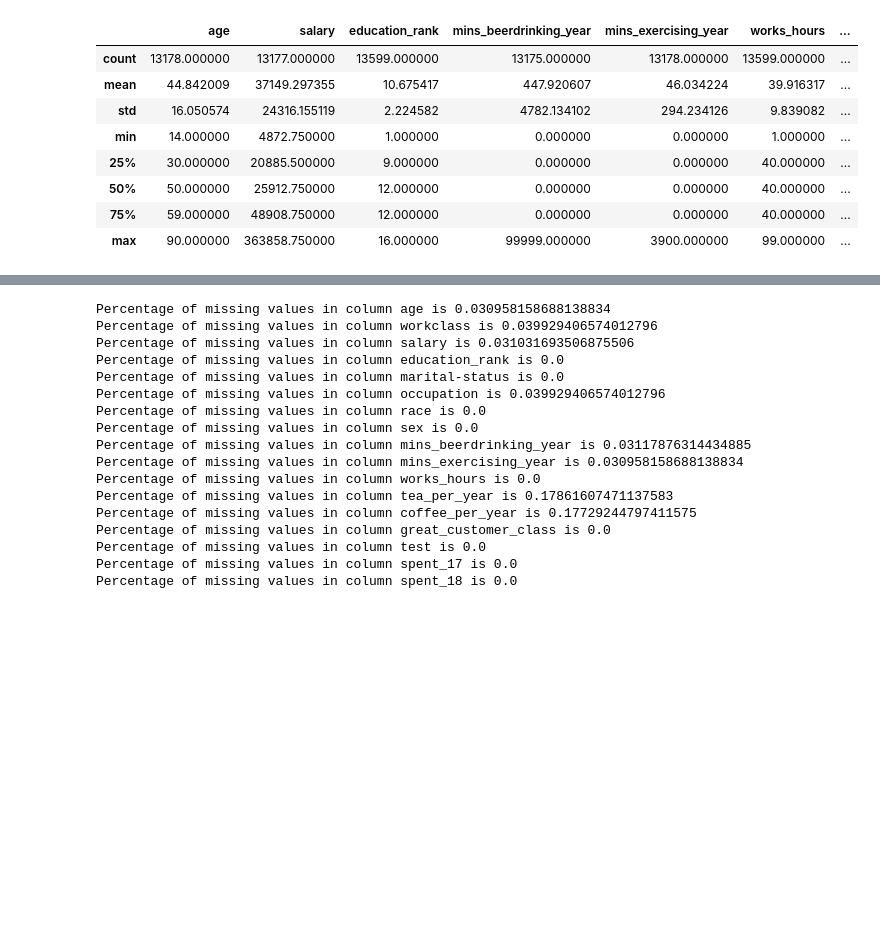
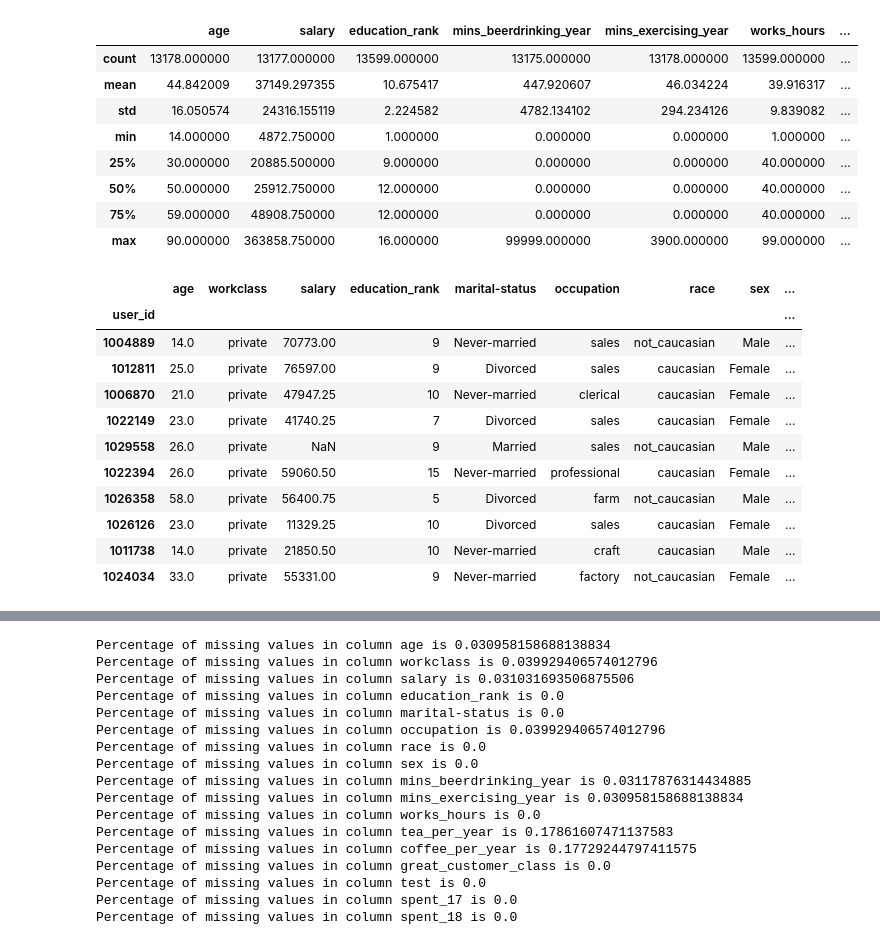
Before and after one commit to Seldakao/casual_inference, a Jupyter notebook: interview-test-final-stats-causalinference/interview-test-final/interview_test_notebook.ipynb, the cells around one changed output, grey strips where cells are left out. Cells and saved outputs as stored; diff of their text form; code cells hidden in the pictures; blank space fills up the shorter version.

```diff
--- a/interview-test-final-stats-causalinference/interview-test-final/interview_test_notebook.ipynb
+++ b/interview-test-final-stats-causalinference/interview-test-final/interview_test_notebook.ipynb
@@ -14,3 +13,5 @@ data = pd.read_csv(data_path, index_col = 0)
+# %%
+data = pd.read_csv(file_path, index_col = 0)
 # %%
 data.info()
 # %% [output]
@@ -43,3 +44,18 @@ data.describe()
 | 50% | 50.000000 | 25912.750000 | 12.000000 | 0.000000 | 0.000000 | 40.000000 | ... |
 | 75% | 59.000000 | 48908.750000 | 12.000000 | 0.000000 | 0.000000 | 40.000000 | ... |
 | max | 90.000000 | 363858.750000 | 16.000000 | 99999.000000 | 3900.000000 | 99.000000 | ... |
+# %%
+data.head(10)
+# %% [output]
+|  | age | workclass | salary | education_rank | marital-status | occupation | race | sex | ... |
+| user_id |  |  |  |  |  |  |  |  | ... |
+| 1004889 | 14.0 | private | 70773.00 | 9 | Never-married | sales | not_caucasian | Male | ... |
+| 1012811 | 25.0 | private | 76597.00 | 9 | Divorced | sales | caucasian | Female | ... |
+| 1006870 | 21.0 | private | 47947.25 | 10 | Never-married | clerical | caucasian | Female | ... |
+| 1022149 | 23.0 | private | 41740.25 | 7 | Divorced | sales | caucasian | Female | ... |
+| 1029558 | 26.0 | private | NaN | 9 | Married | sales | not_caucasian | Male | ... |
+| 1022394 | 26.0 | private | 59060.50 | 15 | Never-married | professional | caucasian | Female | ... |
+| 1026358 | 58.0 | private | 56400.75 | 5 | Divorced | farm | not_caucasian | Male | ... |
+| 1026126 | 23.0 | private | 11329.25 | 10 | Divorced | sales | caucasian | Female | ... |
+| 1011738 | 14.0 | private | 21850.50 | 10 | Never-married | craft | caucasian | Male | ... |
+| 1024034 | 33.0 | private | 55331.00 | 9 | Never-married | factory | not_caucasian | Female | ... |
```
Also changed, not shown: parts of 14 cells of this notebook, 2 other files.
